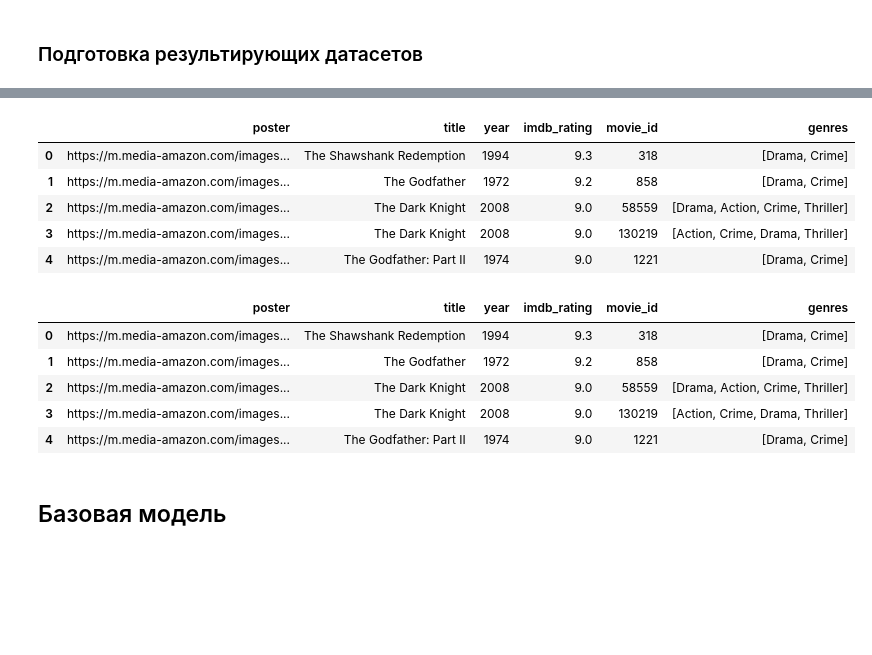
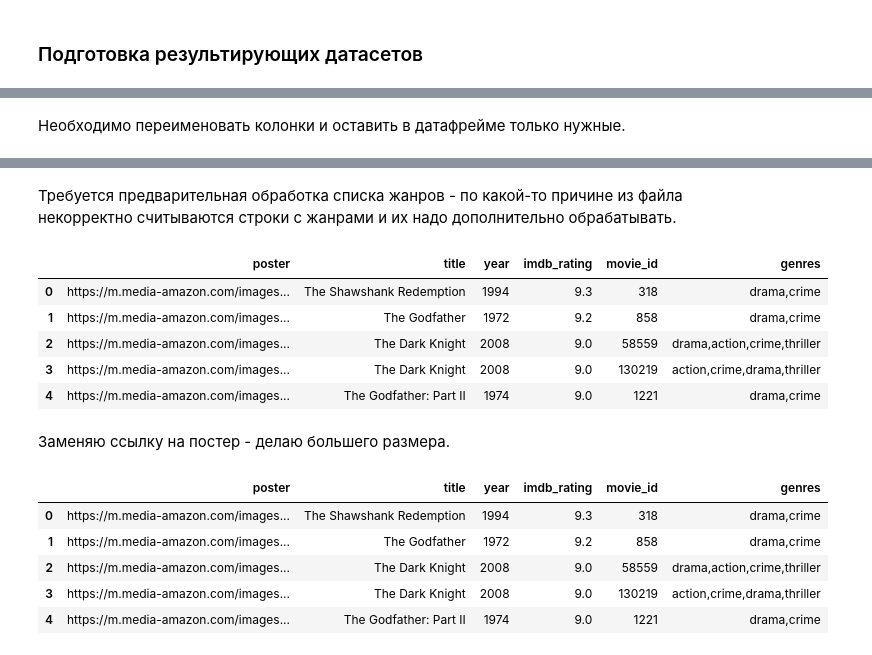
Before and after one commit to inozemtseviv/moodstream-ml, a Jupyter notebook: MoodStream_PREP.ipynb, the cells around one changed output, grey strips where cells are left out. Cells and saved outputs as stored; diff of their text form; code cells hidden in the pictures; blank space fills up the shorter version.

```diff
--- a/MoodStream_PREP.ipynb
+++ b/MoodStream_PREP.ipynb
@@ -142,6 +144,8 @@ Data columns (total 12 columns):
  11  Spoken_languages  928 non-null    object
 dtypes: float64(1), int64(2), object(9)
 memory usage: 94.2+ KB
+# %% [markdown]
+Необходимо переименовать колонки и оставить в датафрейме только нужные.
 # %%
 movie_df = df.rename(columns={'Poster_Link': 'poster', 'Title_x': 'title', 'Released_Year': 'year', 'IMDB_Rating': 'imdb_rating', 'MovieID': 'movie_id', 'Genres': 'genres'})
 movie_df = movie_df[['poster', 'title', 'year', 'imdb_rating', 'movie_id', 'genres']]
@@ -154,36 +158,38 @@ movie_df.head(5)
 | 2 | https://m.media-amazon.com/images... | The Dark Knight | 2008 | 9.0 | 58559 | [{\id\": 18, \"name\": \"Drama\"}... |
 | 3 | https://m.media-amazon.com/images... | The Dark Knight | 2008 | 9.0 | 130219 | [{\id\": 28, \"name\": \"Action\"... |
 | 4 | https://m.media-amazon.com/images... | The Godfather: Part II | 1974 | 9.0 | 1221 | [{\id\": 18, \"name\": \"Drama\"}... |
+# %% [markdown]
+Требуется предварительная обработка списка жанров - по какой-то причине из файла некорректно считываются строки с жанрами и их надо дополнительно обрабатывать.
 # %%
 import json
 
 def format_genres(genres):
     try:
         valid_json = "\"" + genres
         valid_json = valid_json.replace("\\", "\\\"", 1)
         result = json.loads(json.loads(valid_json))
-        return list(map(lambda x: x['name'], result))
+        return ','.join(list(map(lambda x: x['name'].lower(), result)))
     except:
         return []
 
 movie_df['genres'] = movie_df['genres'].apply(format_genres)
 movie_df.head(5)
 # %% [output]
 |  | poster | title | year | imdb_rating | movie_id | genres |
-| 0 | https://m.media-amazon.com/images... | The Shawshank Redemption | 1994 | 9.3 | 318 | [Drama, Crime] |
-| 1 | https://m.media-amazon.com/images... | The Godfather | 1972 | 9.2 | 858 | [Drama, Crime] |
-| 2 | https://m.media-amazon.com/images... | The Dark Knight | 2008 | 9.0 | 58559 | [Drama, Action, Crime, Thriller] |
-| 3 | https://m.media-amazon.com/images... | The Dark Knight | 2008 | 9.0 | 130219 | [Action, Crime, Drama, Thriller] |
-| 4 | https://m.media-amazon.com/images... | The Godfather: Part II | 1974 | 9.0 | 1221 | [Drama, Crime] |
+| 0 | https://m.media-amazon.com/images... | The Shawshank Redemption | 1994 | 9.3 | 318 | drama,crime |
+| 1 | https://m.media-amazon.com/images... | The Godfather | 1972 | 9.2 | 858 | drama,crime |
+| 2 | https://m.media-amazon.com/images... | The Dark Knight | 2008 | 9.0 | 58559 | drama,action,crime,thriller |
+| 3 | https://m.media-amazon.com/images... | The Dark Knight | 2008 | 9.0 | 130219 | action,crime,drama,thriller |
+| 4 | https://m.media-amazon.com/images... | The Godfather: Part II | 1974 | 9.0 | 1221 | drama,crime |
+# %% [markdown]
+Заменяю ссылку на постер - делаю большего размера.
 # %%
 movie_df['poster'] = movie_df['poster'].str.replace('_V1_UX67_CR0,0,67,98_AL_', '_V1_UX268_CR0,0,268,392_AL_')
 movie_df.head(5)
 # %% [output]
 |  | poster | title | year | imdb_rating | movie_id | genres |
-| 0 | https://m.media-amazon.com/images... | The Shawshank Redemption | 1994 | 9.3 | 318 | [Drama, Crime] |
-| 1 | https://m.media-amazon.com/images... | The Godfather | 1972 | 9.2 | 858 | [Drama, Crime] |
-| 2 | https://m.media-amazon.com/images... | The Dark Knight | 2008 | 9.0 | 58559 | [Drama, Action, Crime, Thriller] |
-| 3 | https://m.media-amazon.com/images... | The Dark Knight | 2008 | 9.0 | 130219 | [Action, Crime, Drama, Thriller] |
-| 4 | https://m.media-amazon.com/images... | The Godfather: Part II | 1974 | 9.0 | 1221 | [Drama, Crime] |
+| 0 | https://m.media-amazon.com/images... | The Shawshank Redemption | 1994 | 9.3 | 318 | drama,crime |
+| 1 | https://m.media-amazon.com/images... | The Godfather | 1972 | 9.2 | 858 | drama,crime |
+| 2 | https://m.media-amazon.com/images... | The Dark Knight | 2008 | 9.0 | 58559 | drama,action,crime,thriller |
+| 3 | https://m.media-amazon.com/images... | The Dark Knight | 2008 | 9.0 | 130219 | action,crime,drama,thriller |
+| 4 | https://m.media-amazon.com/images... | The Godfather: Part II | 1974 | 9.0 | 1221 | drama,crime |
-# %% [markdown]
-## Базовая модель
```
Also changed, not shown: parts of 12 cells of this notebook, 1 other file.
